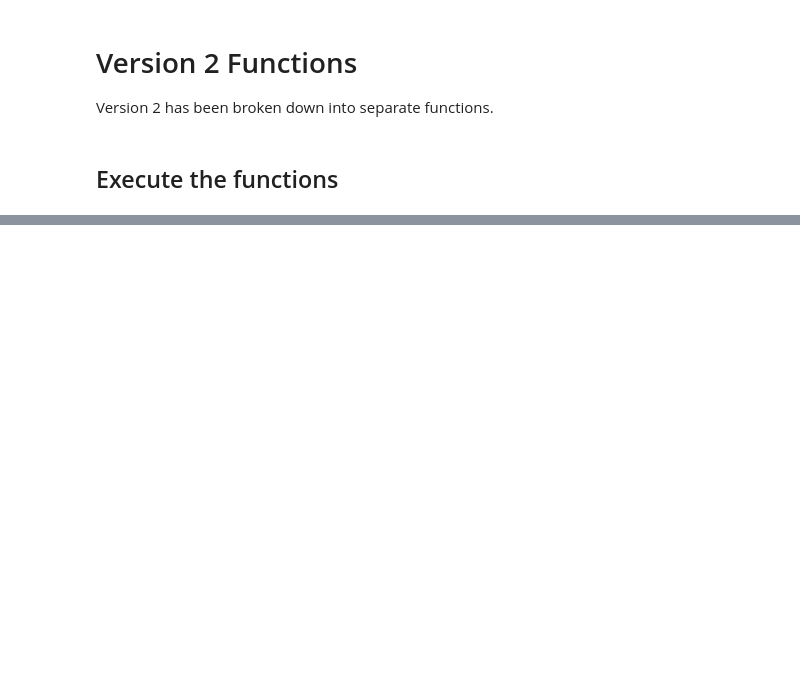
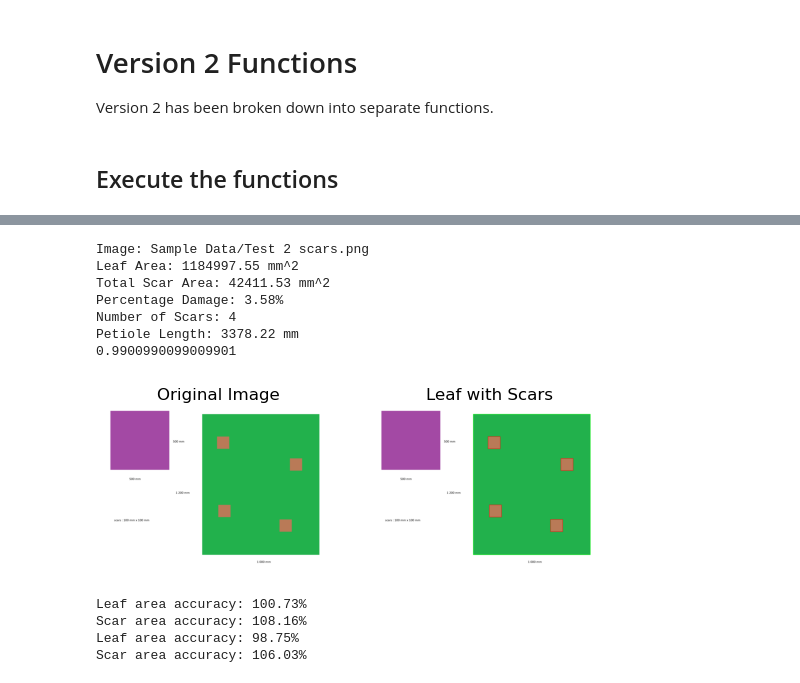
Before and after one commit to Jacquesvnme/Leaf-Scarring-Project, a Jupyter notebook: Individual_Code/Henry Roux/Version 2 Functions.ipynb, the cells around one changed output, grey strips where cells are left out. Drawn from its saved outputs; the diff is of its cells as text; code cells hidden in the pictures; blank space fills up the shorter version.

```diff
--- a/Individual_Code/Henry Roux/Version 2 Functions.ipynb
+++ b/Individual_Code/Henry Roux/Version 2 Functions.ipynb
@@ -152,0 +196,27 @@ def main(image_path):
+# %%
+leaf_area, scale, total_scar_area, scar_count = main("Sample Data/Test 2 scars.png")
+
+# accuracy (using scale found by OpenCV)
+leafAccuracy = (leaf_area / ((1200*scale)*(1000*scale))) * 100
+print(f"Leaf area accuracy: {leafAccuracy:.2f}%")
+scarAccuracy = (total_scar_area / ((100*scale)*(100*scale) * scar_count)) * 100
+print(f"Scar area accuracy: {scarAccuracy:.2f}%")
+
+# actual accuracy
+leafAccuracy = (leaf_area / ((1200*1)*(1000*1))) * 100
+print(f"Leaf area accuracy: {leafAccuracy:.2f}%")
+scarAccuracy = (total_scar_area / ((100*1)*(100*1) * scar_count)) * 100
+print(f"Scar area accuracy: {scarAccuracy:.2f}%")
+# %% [output]
+Image: Sample Data/Test 2 scars.png
+Leaf Area: 1184997.55 mm^2
+Total Scar Area: 42411.53 mm^2
+Percentage Damage: 3.58%
+Number of Scars: 4
+Petiole Length: 3378.22 mm
+0.9900990099009901
+[figure, added]
+Leaf area accuracy: 100.73%
+Scar area accuracy: 108.16%
+Leaf area accuracy: 98.75%
+Scar area accuracy: 106.03%
```
Also changed, not shown: parts of 11 cells of this notebook, 6 other files.
